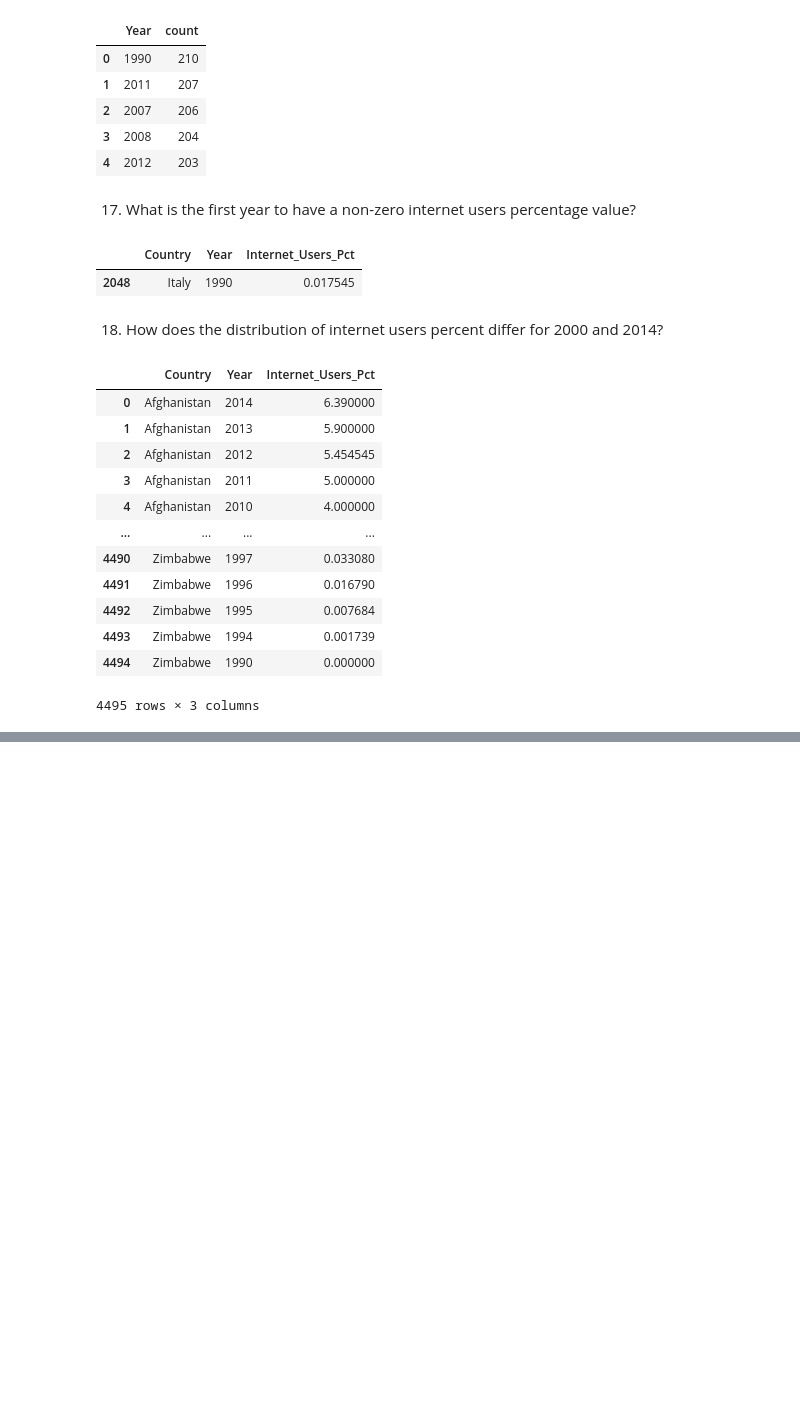
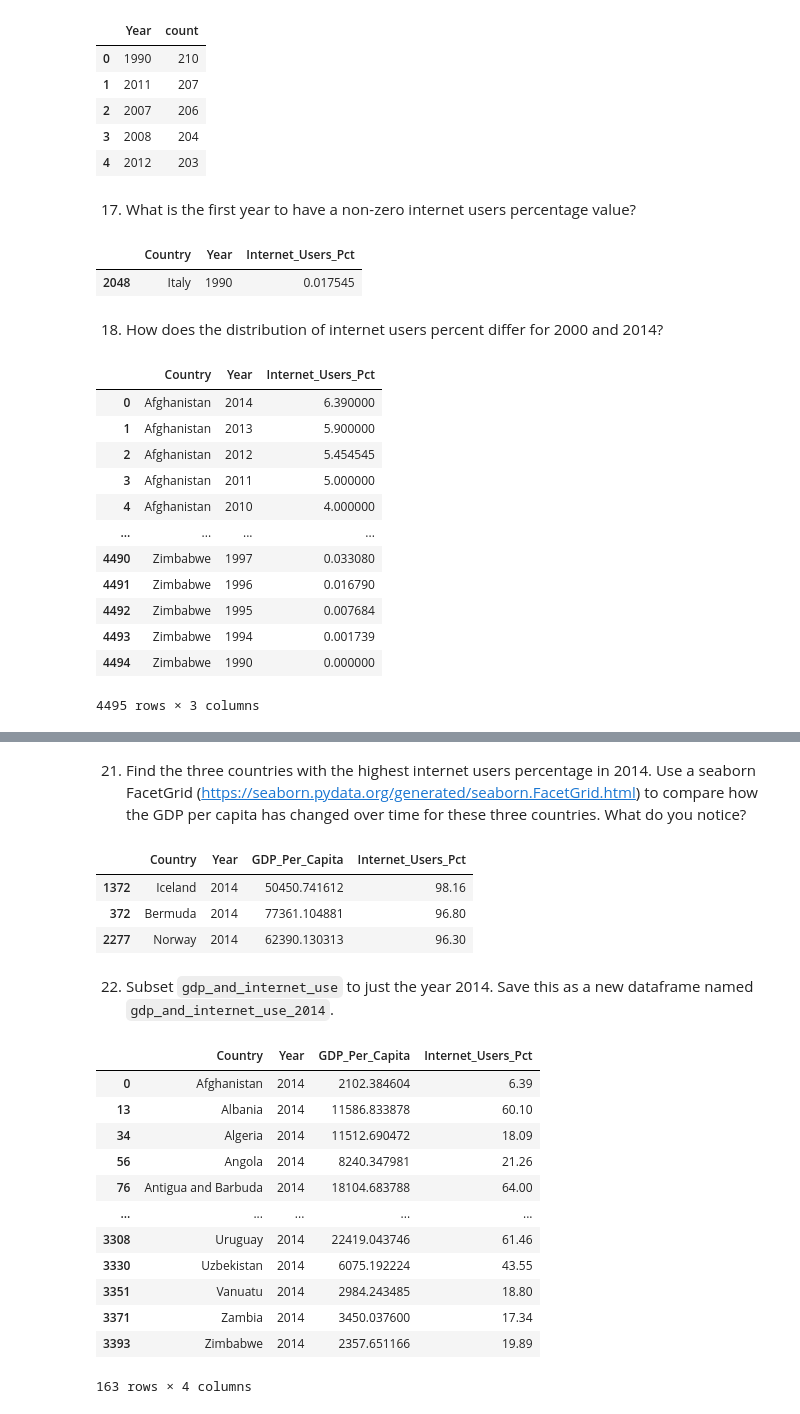
Before and after one commit to Fozeyasaid/un-project-Fozeyasaid, a Jupyter notebook: notebook/UN_project.ipynb, the cells around one changed output, grey strips where cells are left out. Cells and saved outputs as stored; diff of their text form; code cells hidden in the pictures; blank space fills up the shorter version.

```diff
--- a/notebook/UN_project.ipynb
+++ b/notebook/UN_project.ipynb
@@ -856,0 +646,9 @@ gdp_and_internet_use.loc[gdp_and_internet_use['Year'] == 2014].sort_values(by =
+# %% [markdown]
+21. Find the three countries with the highest internet users percentage in 2014. Use a seaborn FacetGrid (https://seaborn.pydata.org/generated/seaborn.FacetGrid.html) to compare how the GDP per capita has changed over time for these three countries. What do you notice?
+# %%
+gdp_and_internet_use.loc[gdp_and_internet_use['Year'] == 2014].sort_values(by = 'Internet_Users_Pct',ascending = False).head(3)
+# %% [output]
+|  | Country | Year | GDP_Per_Capita | Internet_Users_Pct |
+| 1372 | Iceland | 2014 | 50450.741612 | 98.16 |
+| 372 | Bermuda | 2014 | 77361.104881 | 96.80 |
+| 2277 | Norway | 2014 | 62390.130313 | 96.30 |
@@ -856,0 +661,19 @@ gdp_and_internet_use.loc[gdp_and_internet_use['Year'] == 2014].sort_values(by =
+# %% [markdown]
+22. Subset `gdp_and_internet_use` to just the year 2014. Save this as a new dataframe named `gdp_and_internet_use_2014`.
+# %%
+gdp_and_internet_use_2014 = gdp_and_internet_use.loc[gdp_and_internet_use['Year'] == 2014]
+gdp_and_internet_use_2014
+# %% [output]
+|  | Country | Year | GDP_Per_Capita | Internet_Users_Pct |
+| 0 | Afghanistan | 2014 | 2102.384604 | 6.39 |
+| 13 | Albania | 2014 | 11586.833878 | 60.10 |
+| 34 | Algeria | 2014 | 11512.690472 | 18.09 |
+| 56 | Angola | 2014 | 8240.347981 | 21.26 |
+| 76 | Antigua and Barbuda | 2014 | 18104.683788 | 64.00 |
+| ... | ... | ... | ... | ... |
+| 3308 | Uruguay | 2014 | 22419.043746 | 61.46 |
+| 3330 | Uzbekistan | 2014 | 6075.192224 | 43.55 |
+| 3351 | Vanuatu | 2014 | 2984.243485 | 18.80 |
+| 3371 | Zambia | 2014 | 3450.037600 | 17.34 |
+| 3393 | Zimbabwe | 2014 | 2357.651166 | 19.89 |
+163 rows × 4 columns
```
Also changed, not shown: parts of 61 cells of this notebook.
